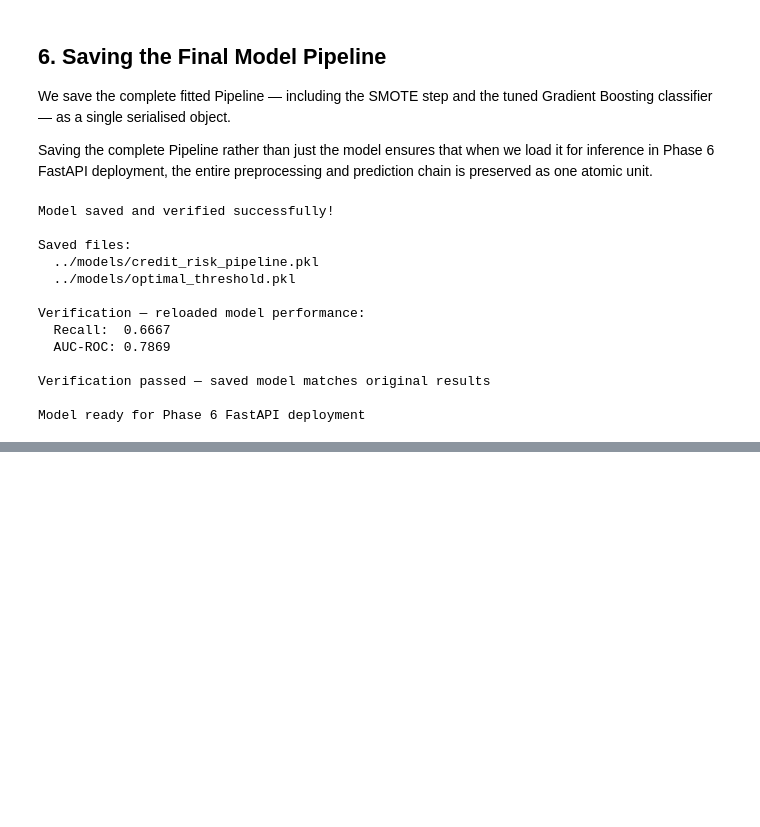
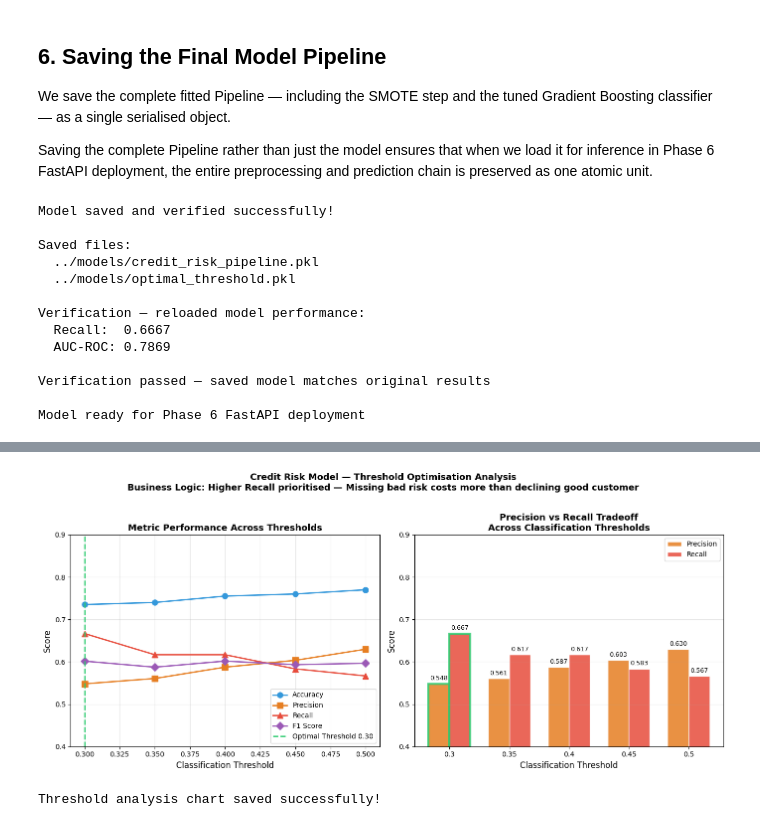
Before and after one commit to Aluka-Analysis/credit-risk-ml-system, a Jupyter notebook: notebooks/03_model_training_v2.ipynb, the cells around one changed output, grey strips where cells are left out. Saved outputs shown, nothing was run; the diff lists cells and outputs as text; code cells hidden in the pictures; blank space fills up the shorter version.

```diff
--- a/notebooks/03_model_training_v2.ipynb
+++ b/notebooks/03_model_training_v2.ipynb
@@ -525,0 +727,80 @@ Model ready for Phase 6 FastAPI deployment
+# %%
+# ─── Threshold Analysis Visualisation ─────────────────────────────────────────
+thresholds_list = list(threshold_results.keys())
+accuracy_vals   = [threshold_results[t]['Accuracy']  for t in thresholds_list]
+precision_vals  = [threshold_results[t]['Precision'] for t in thresholds_list]
+recall_vals     = [threshold_results[t]['Recall']    for t in thresholds_list]
+f1_vals         = [threshold_results[t]['F1']        for t in thresholds_list]
+
+fig, axes = plt.subplots(1, 2, figsize=(14, 6))
+
+# ─── Left — Line chart all metrics across thresholds ──────────────────────────
+axes[0].plot(thresholds_list, accuracy_vals,
+             'o-', color='#3498db', linewidth=2, markersize=8, label='Accuracy')
+axes[0].plot(thresholds_list, precision_vals,
+             's-', color='#e67e22', linewidth=2, markersize=8, label='Precision')
+axes[0].plot(thresholds_list, recall_vals,
+             '^-', color='#e74c3c', linewidth=2, markersize=8, label='Recall')
+axes[0].plot(thresholds_list, f1_vals,
+             'D-', color='#9b59b6', linewidth=2, markersize=8, label='F1 Score')
+
+axes[0].axvline(x=0.30, color='#2ecc71', linewidth=2,
+                linestyle='--', label='Optimal Threshold 0.30')
+axes[0].set_title('Metric Performance Across Thresholds',
+                  fontsize=13, fontweight='bold')
+axes[0].set_xlabel('Classification Threshold', fontsize=12)
+axes[0].set_ylabel('Score', fontsize=12)
+axes[0].legend(fontsize=10)
+axes[0].grid(True, alpha=0.3)
+axes[0].set_ylim(0.4, 0.9)
+
+# ─── Right — Precision Recall tradeoff bar chart ──────────────────────────────
+x = np.arange(len(thresholds_list))
+width = 0.35
+
+bars_p = axes[1].bar(x - width/2, precision_vals, width,
+                     label='Precision', color='#e67e22',
+                     alpha=0.85, edgecolor='white')
+bars_r = axes[1].bar(x + width/2, recall_vals, width,
+                     label='Recall', color='#e74c3c',
+                     alpha=0.85, edgecolor='white')
+
+axes[1].set_title('Precision vs Recall Tradeoff\nAcross Classification Thresholds',
+                  fontsize=13, fontweight='bold')
+axes[1].set_xlabel('Classification Threshold', fontsize=12)
+axes[1].set_ylabel('Score', fontsize=12)
+axes[1].set_xticks(x)
+axes[1].set_xticklabels([str(t) for t in thresholds_list])
+axes[1].legend(fontsize=10)
+axes[1].grid(axis='y', alpha=0.3)
+axes[1].set_ylim(0.4, 0.9)
+
+# Highlight optimal threshold bar
+for i, (bar_p, bar_r) in enumerate(zip(bars_p, bars_r)):
+    if thresholds_list[i] == 0.30:
+        bar_p.set_edgecolor('#2ecc71')
+        bar_p.set_linewidth(3)
+        bar_r.set_edgecolor('#2ecc71')
+        bar_r.set_linewidth(3)
+
+    axes[1].text(bar_p.get_x() + bar_p.get_width()/2,
+                bar_p.get_height() + 0.005,
+                f'{precision_vals[i]:.3f}',
+                ha='center', va='bottom', fontsize=9)
+    axes[1].text(bar_r.get_x() + bar_r.get_width()/2,
+                bar_r.get_height() + 0.005,
+                f'{recall_vals[i]:.3f}',
+                ha='center', va='bottom', fontsize=9)
+
+plt.suptitle('Credit Risk Model — Threshold Optimisation Analysis\n'
+             'Business Logic: Higher Recall prioritised — '
+             'Missing bad risk costs more than declining good customer',
+             fontsize=13, fontweight='bold', y=1.02)
+plt.tight_layout()
+plt.savefig('../data/processed/13_threshold_analysis.png',
+            dpi=150, bbox_inches='tight')
+plt.show()
+print("Threshold analysis chart saved successfully!")
+# %% [output]
+[figure, added]
+Threshold analysis chart saved successfully!
```
Also changed, not shown: parts of 4 cells of this notebook, 4 other files.
